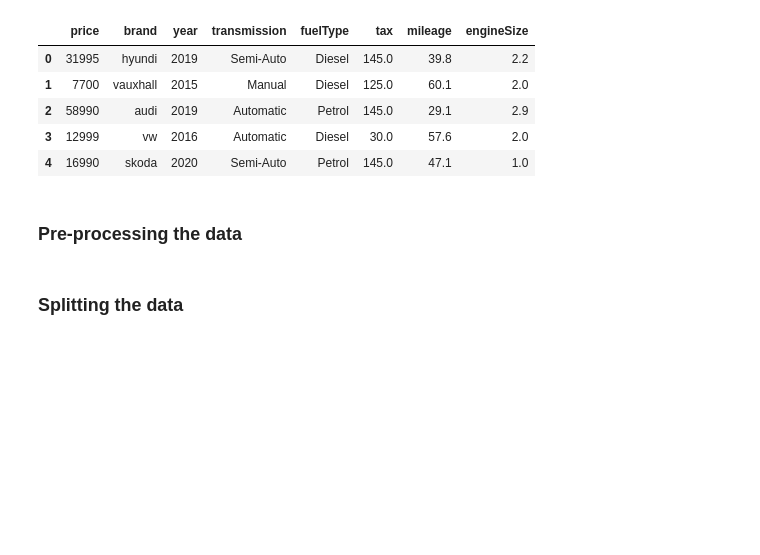
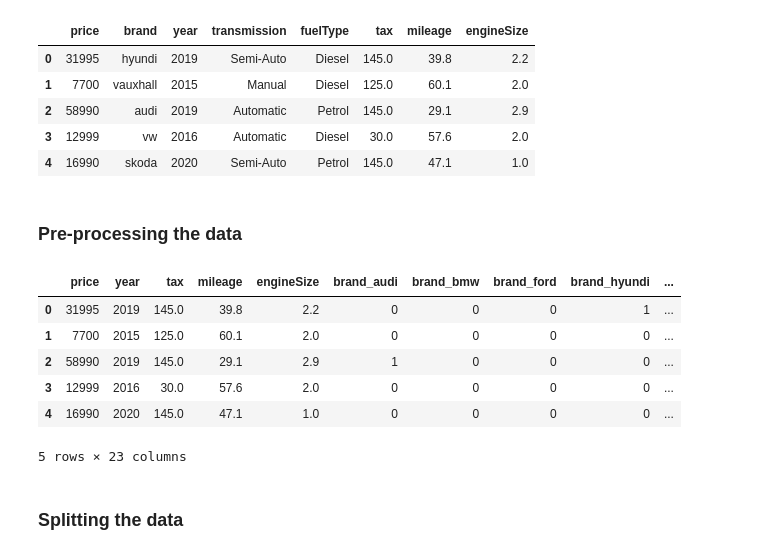
Before and after one commit to Shagun-25/Used-Car-Price-Prediction, a Jupyter notebook: Linear Regression.ipynb, the cells around one changed output. Cells and saved outputs as stored; diff of their text form; code cells hidden in the pictures; blank space fills up the shorter version.

```diff
--- a/Linear Regression.ipynb
+++ b/Linear Regression.ipynb
@@ -224,6 +225,17 @@ cars.head()
 # %%
 # Encoding categorical variables
 cars_encoded = pd.get_dummies(cars, columns=['brand', 'transmission', 'fuelType'])
+# %%
+# Preview of the data
+cars_encoded.head()
+# %% [output]
+|  | price | year | tax | mileage | engineSize | brand_audi | brand_bmw | brand_ford | brand_hyundi | ... |
+| 0 | 31995 | 2019 | 145.0 | 39.8 | 2.2 | 0 | 0 | 0 | 1 | ... |
+| 1 | 7700 | 2015 | 125.0 | 60.1 | 2.0 | 0 | 0 | 0 | 0 | ... |
+| 2 | 58990 | 2019 | 145.0 | 29.1 | 2.9 | 1 | 0 | 0 | 0 | ... |
+| 3 | 12999 | 2016 | 30.0 | 57.6 | 2.0 | 0 | 0 | 0 | 0 | ... |
+| 4 | 16990 | 2020 | 145.0 | 47.1 | 1.0 | 0 | 0 | 0 | 0 | ... |
+5 rows × 23 columns
 # %% [markdown]
 ### Splitting the data
 # %%
```
Also changed, not shown: parts of 11 cells of this notebook.
